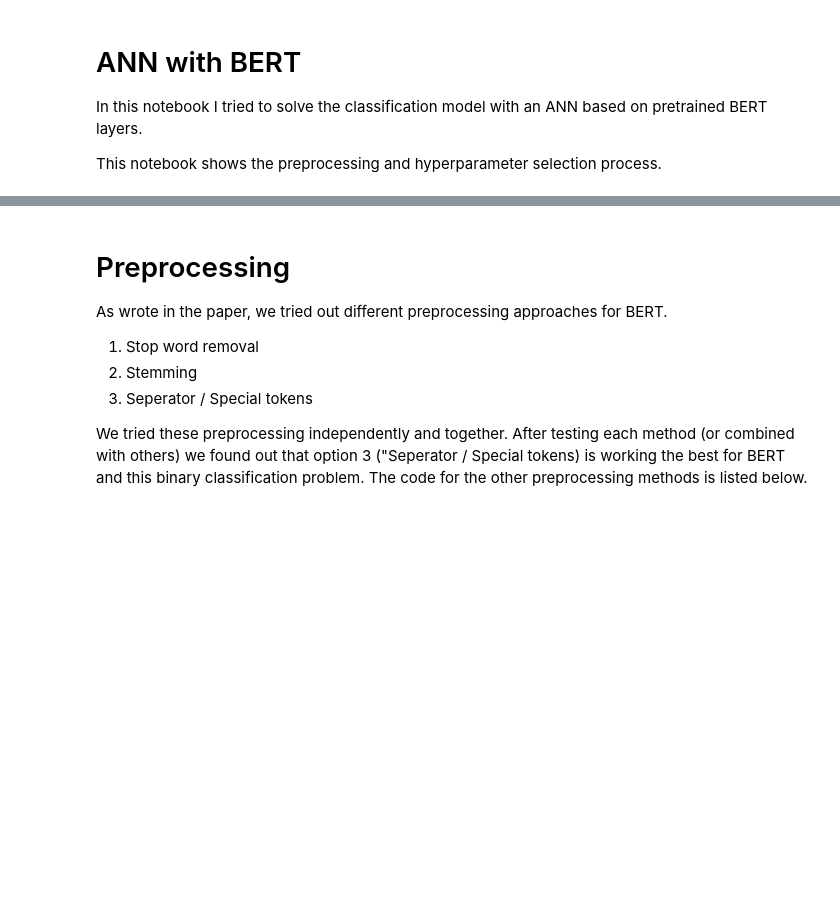
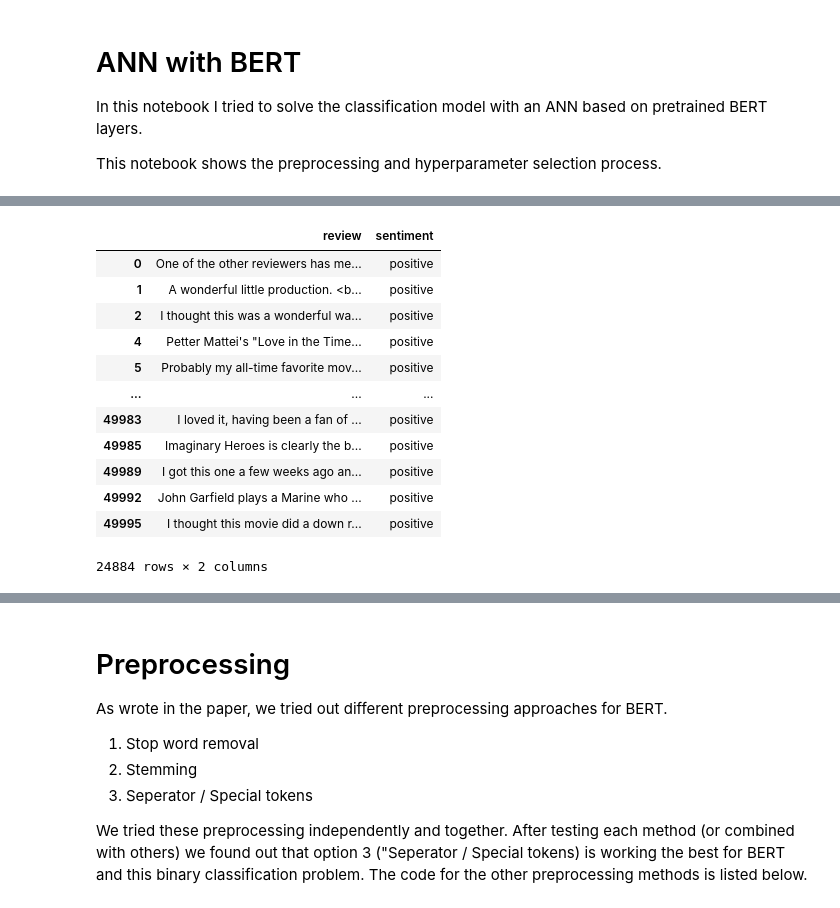
Before and after one commit to CodeMonkey01/DataMining1, a Jupyter notebook: ANN/Option_A/ANN_with_BERT_add_BERT_seperator.ipynb, the cells around one changed output, grey strips where cells are left out. Drawn from its saved outputs; the diff is of its cells as text; code cells hidden in the pictures; blank space fills up the shorter version.

```diff
--- a/ANN/Option_A/ANN_with_BERT_add_BERT_seperator.ipynb
+++ b/ANN/Option_A/ANN_with_BERT_add_BERT_seperator.ipynb
@@ -44,0 +26,18 @@ NameError: name 'pd' is not defined
+# %%
+df_raw.drop_duplicates(inplace=True)
+# %%
+df_raw[df_raw["sentiment"]== "positive"]
+# %% [output]
+|  | review | sentiment |
+| 0 | One of the other reviewers has me... | positive |
+| 1 | A wonderful little production. <b... | positive |
+| 2 | I thought this was a wonderful wa... | positive |
+| 4 | Petter Mattei's "Love in the Time... | positive |
+| 5 | Probably my all-time favorite mov... | positive |
+| ... | ... | ... |
+| 49983 | I loved it, having been a fan of ... | positive |
+| 49985 | Imaginary Heroes is clearly the b... | positive |
+| 49989 | I got this one a few weeks ago an... | positive |
+| 49992 | John Garfield plays a Marine who ... | positive |
+| 49995 | I thought this movie did a down r... | positive |
+24884 rows × 2 columns
```
Also changed, not shown: parts of 31 cells of this notebook.
